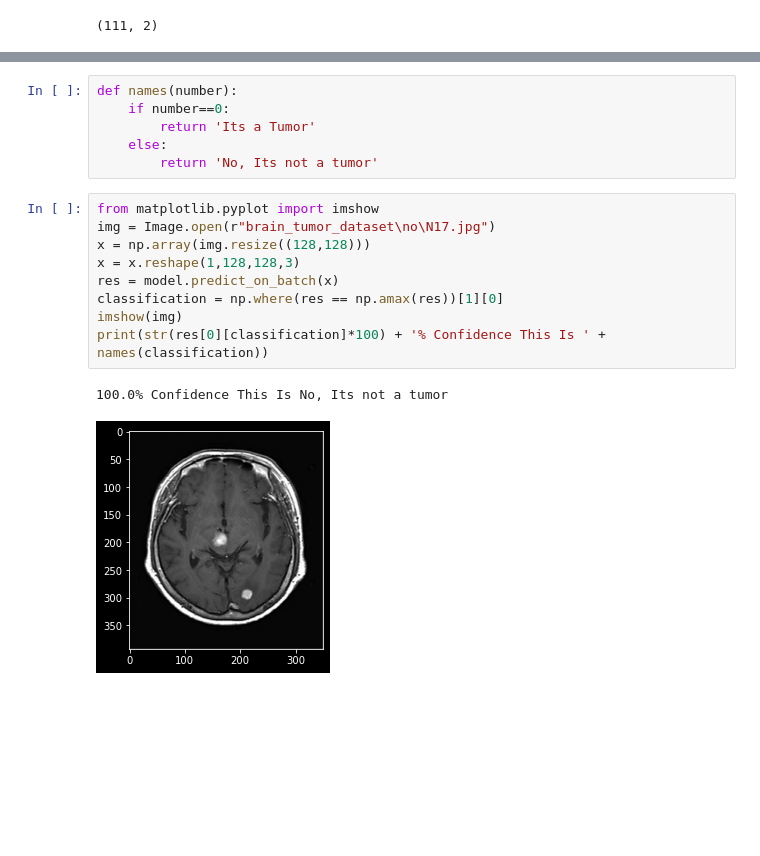
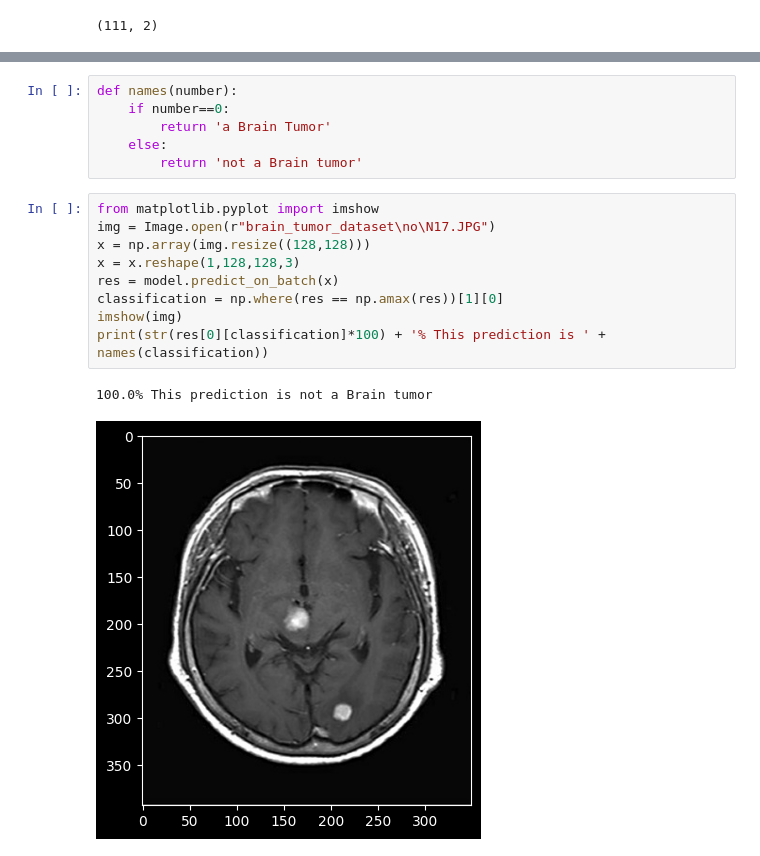
Before and after one commit to tkhang10/Brain_Tumor, a Jupyter notebook: Training.ipynb, the cells around one changed output, grey strips where cells are left out. Drawn from its saved outputs; the diff is of its cells as text; blank space fills up the shorter version.

```diff
--- a/Training.ipynb
+++ b/Training.ipynb
@@ -146,21 +144,21 @@ plt.show()
 # %%
 def names(number):
     if number==0:
-        return 'Its a Tumor'
+        return 'a Brain Tumor'
     else:
-        return 'No, Its not a tumor'
+        return 'not a Brain tumor'
 # %%
 from matplotlib.pyplot import imshow
-img = Image.open(r"brain_tumor_dataset\no\N17.jpg")
+img = Image.open(r"brain_tumor_dataset\no\N17.JPG")
 x = np.array(img.resize((128,128)))
 x = x.reshape(1,128,128,3)
 res = model.predict_on_batch(x)
 classification = np.where(res == np.amax(res))[1][0]
 imshow(img)
-print(str(res[0][classification]*100) + '% Confidence This Is ' + names(classification))
+print(str(res[0][classification]*100) + '% This prediction is ' + names(classification))
 # %% [output]
-100.0% Confidence This Is No, Its not a tumor
+100.0% This prediction is not a Brain tumor
-[figure, old version]
+[figure, new version]
 # %%
 from matplotlib.pyplot import imshow
 img = Image.open(r"brain_tumor_dataset\yes\Y3.jpg")
```
Also changed, not shown: parts of 4 cells of this notebook, 3 other files.
